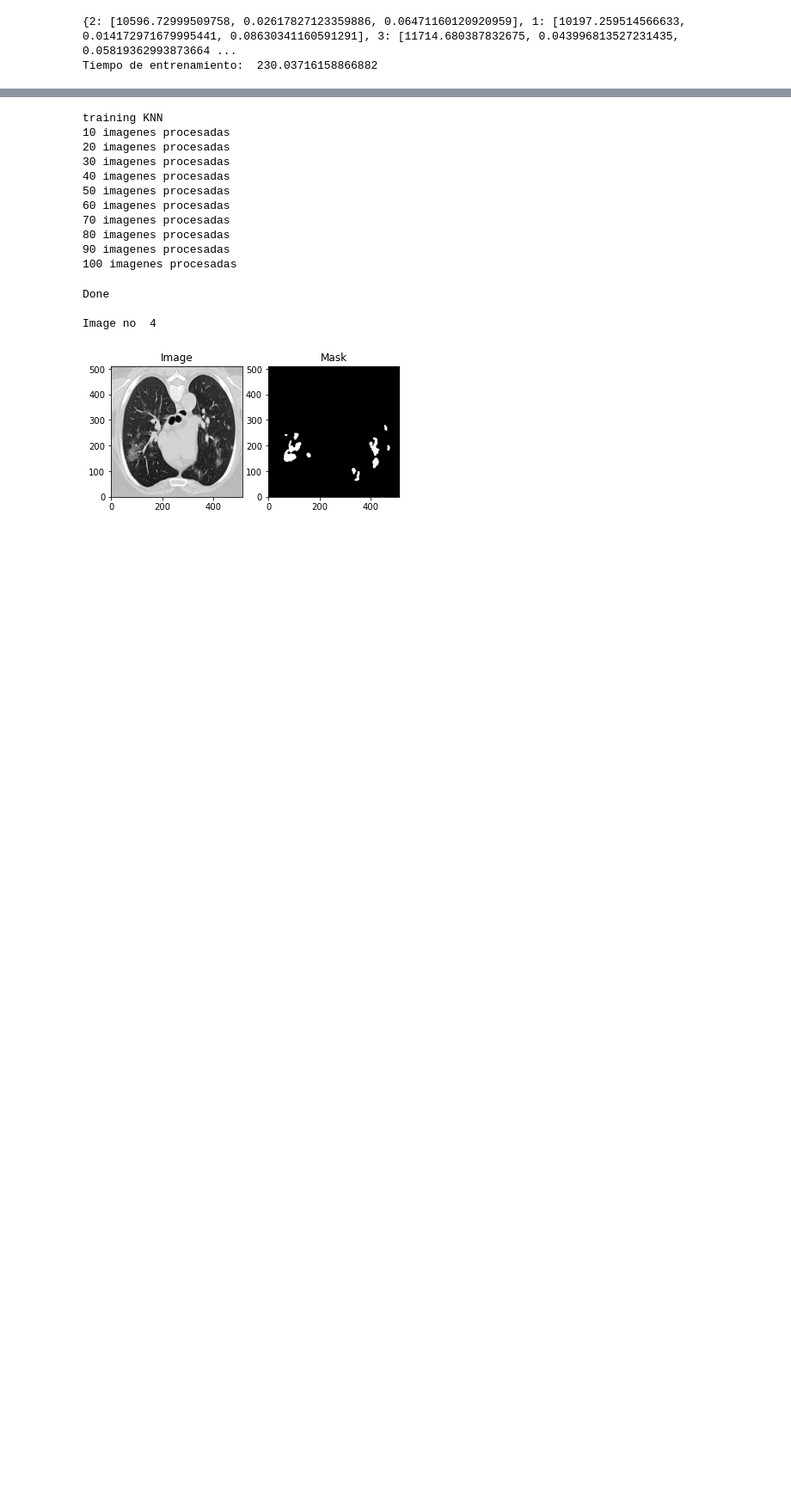
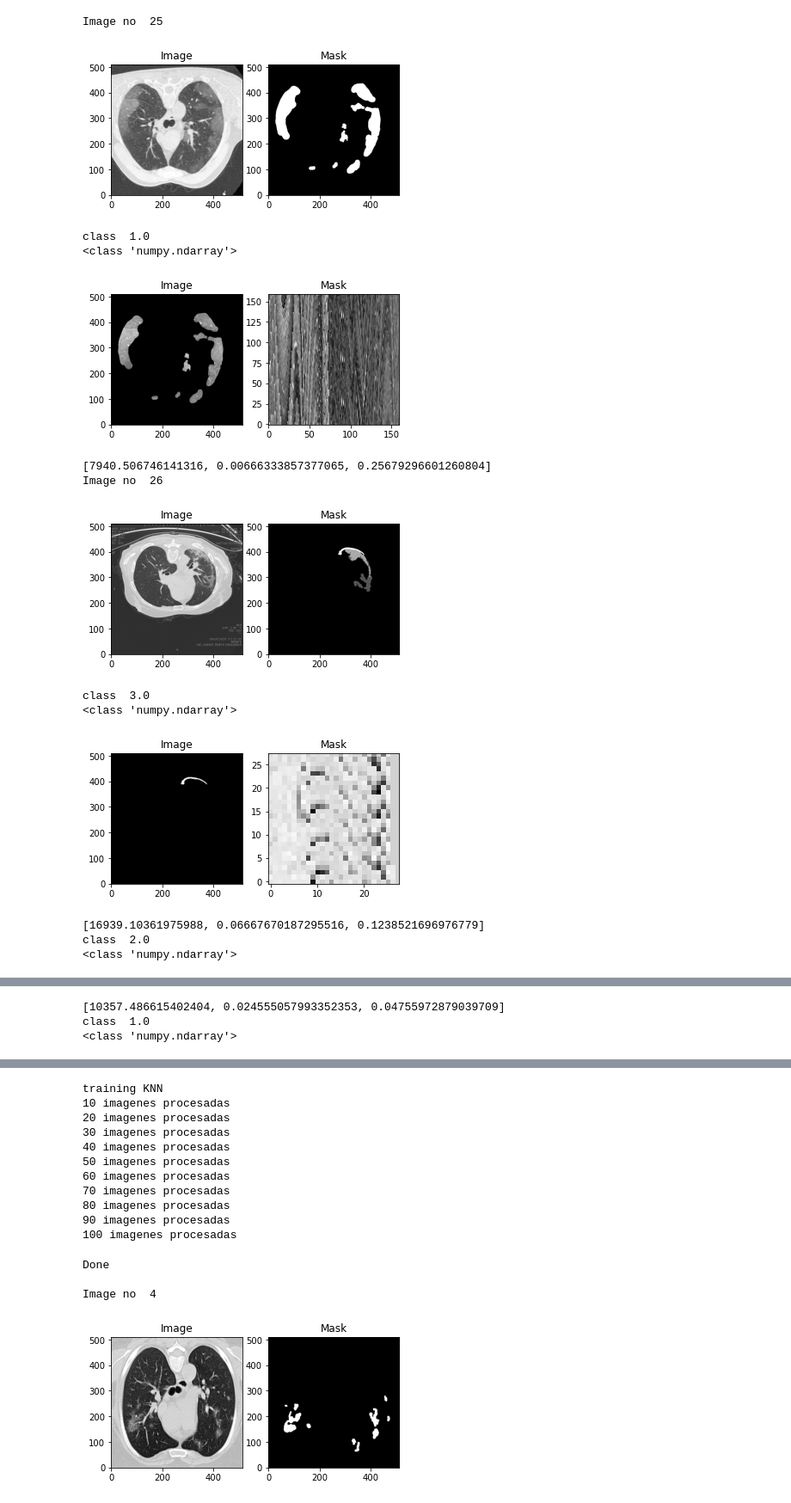
Before and after one commit to OscarEsC/covid19_symptoms_detector, a Jupyter notebook: covid19_symptoms_detector.py.ipynb, the cells around one changed output, grey strips where cells are left out. Shown at 86% size. Saved outputs shown, nothing was run; the diff lists cells and outputs as text; code cells hidden in the pictures; blank space fills up the shorter version.

```diff
--- a/covid19_symptoms_detector.py.ipynb
+++ b/covid19_symptoms_detector.py.ipynb
@@ -133,10 +133,9 @@ def main():
     to_show = 3
     imgs = nib.load(images_filename).get_fdata()
     masks = nib.load(masks_filename).get_fdata()
-    train = training(imgs, masks)
+    #train = training(imgs, masks)
     #print(train)
-    return train
-    """
+    #return train
     #for x in range(3):
     for x in [25, 26, 27]:
         print("Image no ", x)
@@ -152,12 +151,20 @@ def main():
             #create_matrix(tmp)
         #print(get_prop(imgs[:,:,x].astype(np.uint8), masks[:,:,x].astype(np.uint8)))
         #get_every_mask(imgs[:,:,x], masks[:,:,x])
-    """
-# %%
-start_time = time()
-train = main()
-end_time = time() - start_time
-print("Tiempo de entrenamiento: ", end_time)
-# %% [output]
-{2: [10596.72999509758, 0.02617827123359886, 0.06471160120920959], 1: [10197.259514566633, 0.014172971679995441, 0.08630341160591291], 3: [11714.680387832675, 0.043996813527231435, 0.05819362993873664 ...
-Tiempo de entrenamiento:  230.03716158866882
+# %%
+main()
+# %% [output]
+Image no  25
+[figure, added]
+class  1.0
+<class 'numpy.ndarray'>
+[figure, added]
+[7940.506746141316, 0.00666333857377065, 0.25679296601260804]
+Image no  26
+[figure, added]
+class  3.0
+<class 'numpy.ndarray'>
+[figure, added]
+[16939.10361975988, 0.06667670187295516, 0.1238521696976779]
+class  2.0
+<class 'numpy.ndarray'>
@@ -163,0 +172,3 @@ Tiempo de entrenamiento:  230.03716158866882
+[10357.486615402404, 0.024555057993352353, 0.04755972879039709]
+class  1.0
+<class 'numpy.ndarray'>
```
Also changed, not shown: parts of 9 cells of this notebook, 1 other file.
